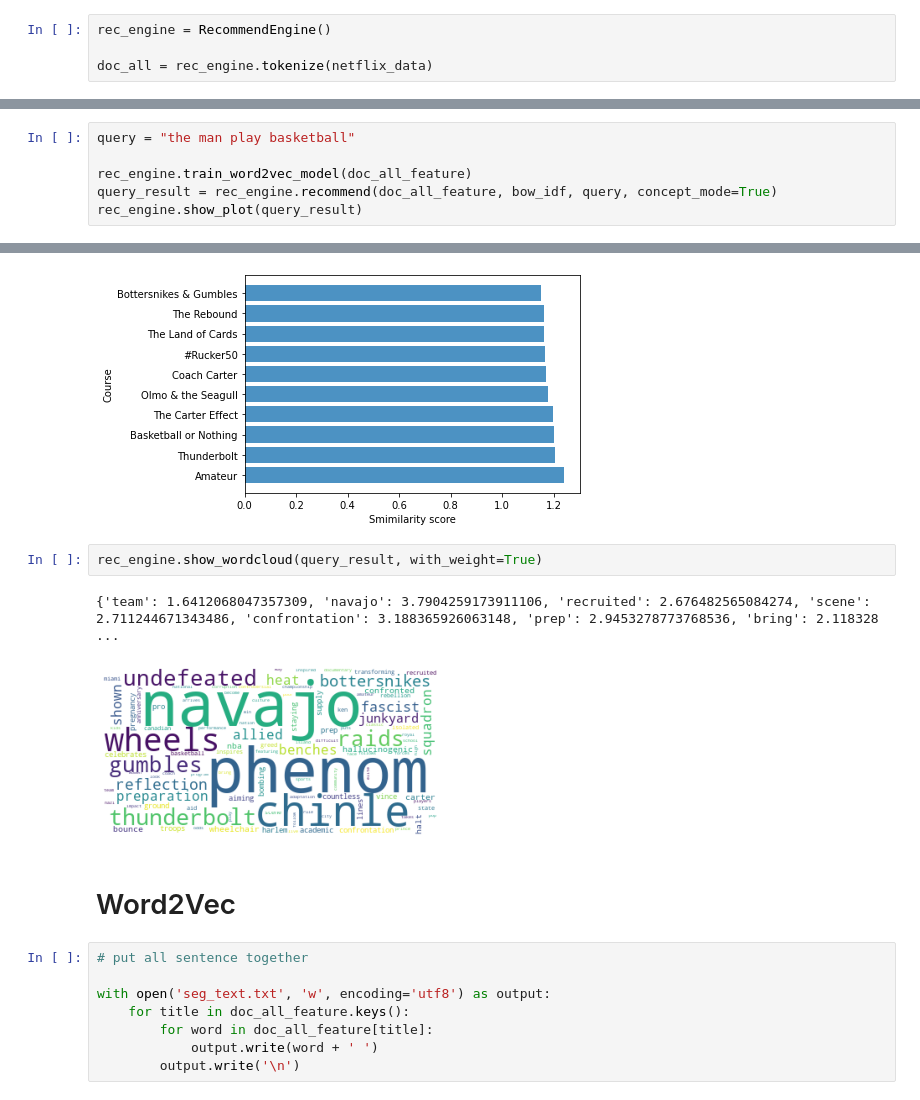
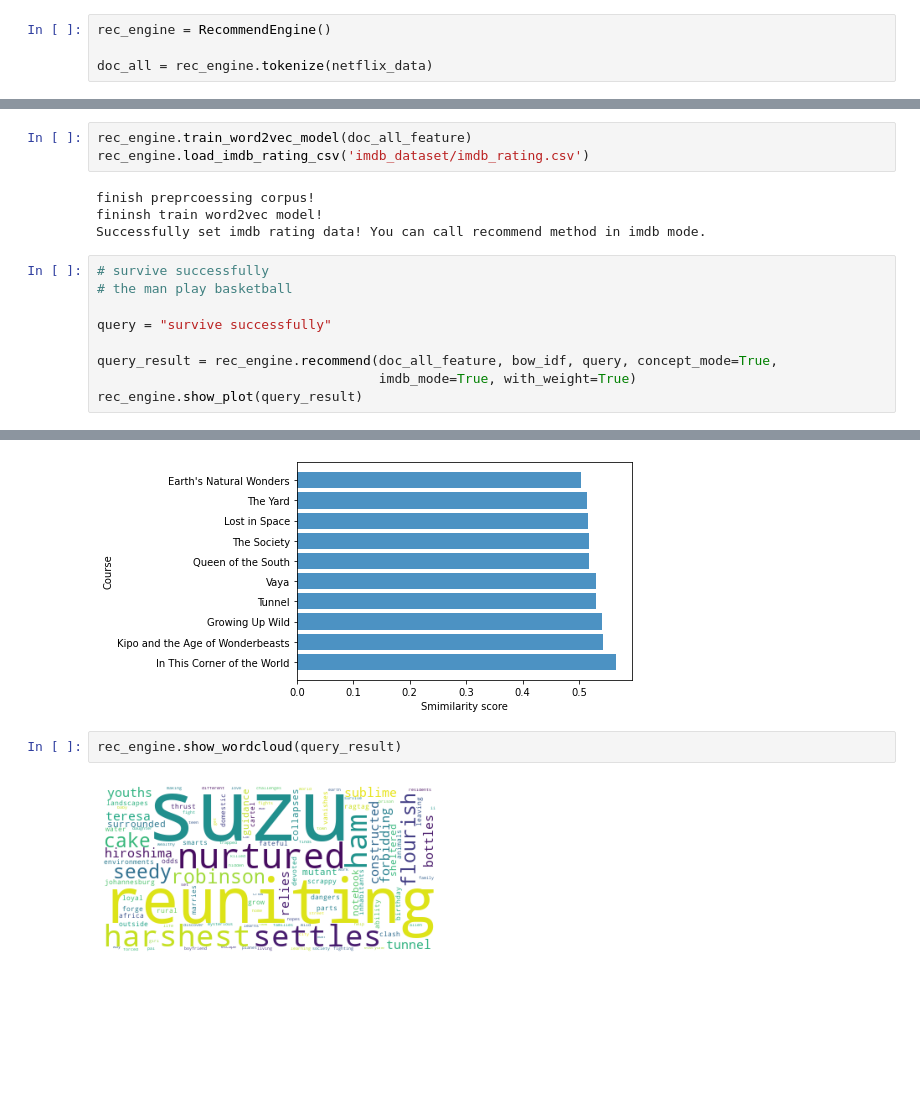
Before and after one commit to music1353/2020-NTHU-Text-Mining, a Jupyter notebook: Midterm_Netflix/Midterm_Netflix_recommend.ipynb, the cells around one changed output, grey strips where cells are left out. Saved outputs shown, nothing was run; the diff lists cells and outputs as text; blank space fills up the shorter version.

Commit message:
add imdb

```diff
--- a/Midterm_Netflix/Midterm_Netflix_recommend.ipynb
+++ b/Midterm_Netflix/Midterm_Netflix_recommend.ipynb
@@ -377,8 +433,18 @@ Finish Process 0
 finish idf processing
+# %%
+rec_engine.train_word2vec_model(doc_all_feature)
+rec_engine.load_imdb_rating_csv('imdb_dataset/imdb_rating.csv')
+# %% [output]
+finish preprcoessing corpus!
+fininsh train word2vec model!
+Successfully set imdb rating data! You can call recommend method in imdb mode.
 # %%
-query = "the man play basketball"
+# survive successfully
+# the man play basketball
 
-rec_engine.train_word2vec_model(doc_all_feature)
-query_result = rec_engine.recommend(doc_all_feature, bow_idf, query, concept_mode=True)
+query = "survive successfully"
+
+query_result = rec_engine.recommend(doc_all_feature, bow_idf, query, concept_mode=True,
+                                    imdb_mode=True, with_weight=True)
 rec_engine.show_plot(query_result)
 # %% [output]
@@ -390,16 +457,5 @@ Successfully load word2vec model
-[figure, old version]
+[figure, new version]
 # %%
-rec_engine.show_wordcloud(query_result, with_weight=True)
+rec_engine.show_wordcloud(query_result)
 # %% [output]
-{'team': 1.6412068047357309, 'navajo': 3.7904259173911106, 'recruited': 2.676482565084274, 'scene': 2.711244671343486, 'confrontation': 3.188365926063148, 'prep': 2.9453278773768536, 'bring': 2.118328 ...
-[figure, old version]
+[figure, new version]
-# %% [markdown]
-# Word2Vec
-# %%
-# put all sentence together
-
-with open('seg_text.txt', 'w', encoding='utf8') as output:
-    for title in doc_all_feature.keys():
-        for word in doc_all_feature[title]:
-            output.write(word + ' ')
-        output.write('\n')
```
Also changed, not shown: parts of 6 cells of this notebook, 3 other files.
